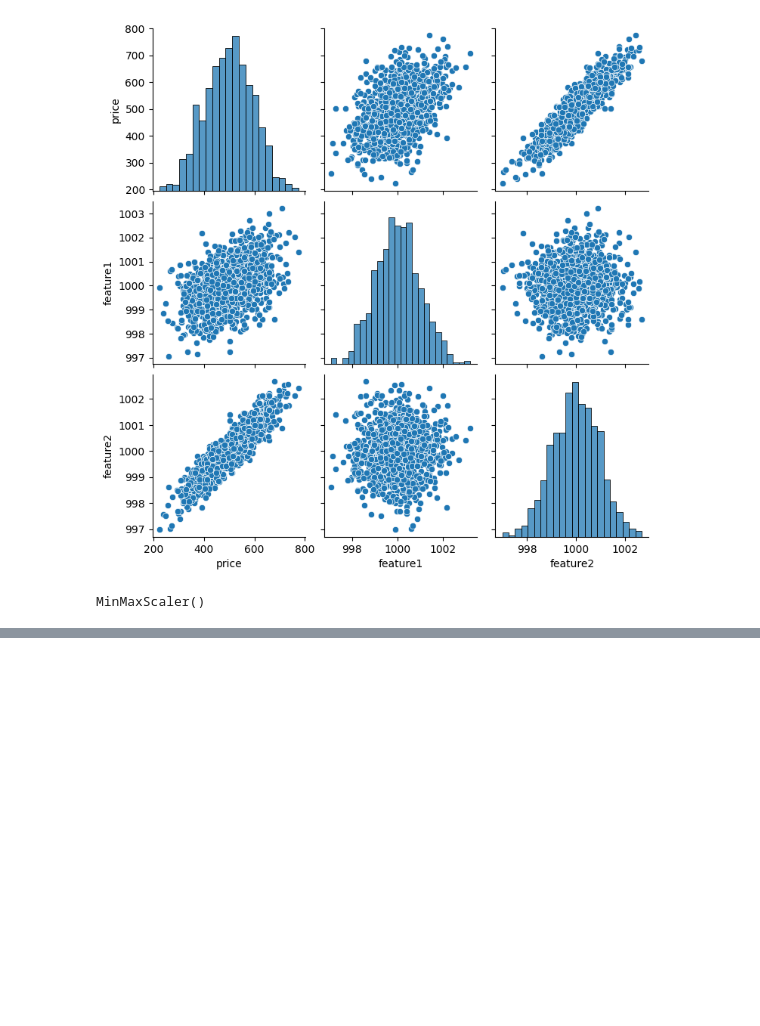
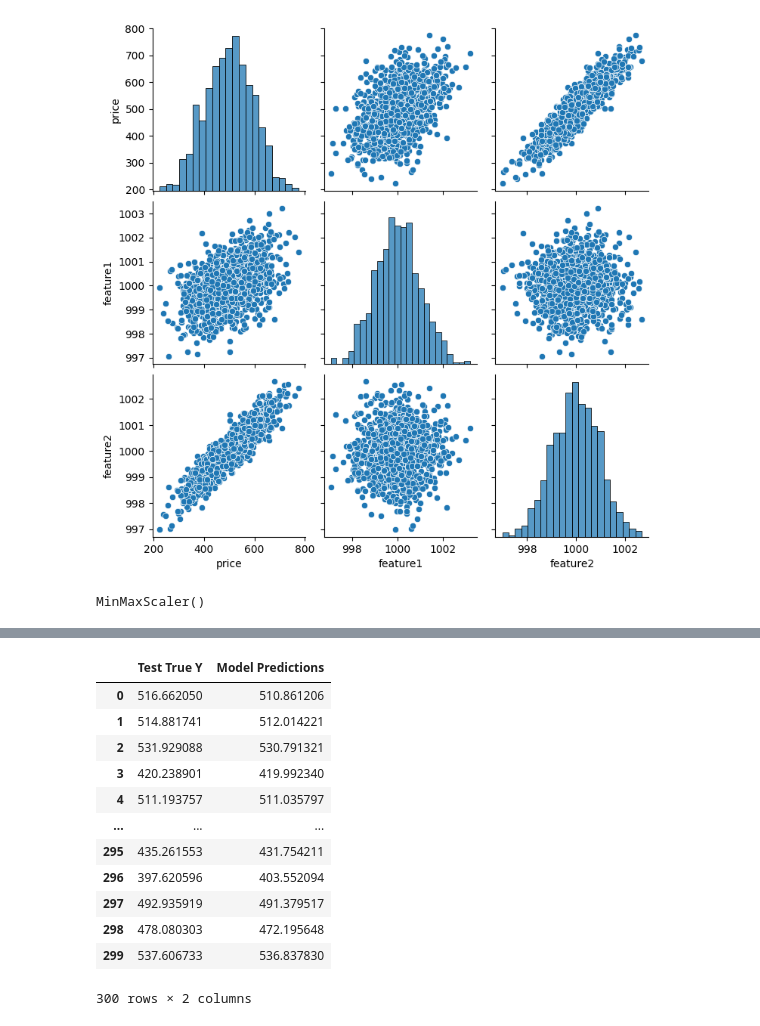
Before and after one commit to higorcamelo/tensor-keras-curso, a Jupyter notebook: keras.ipynb, the cells around one changed output, grey strips where cells are left out. Cells and saved outputs as stored; diff of their text form; code cells hidden in the pictures; blank space fills up the shorter version.

```diff
--- a/keras.ipynb
+++ b/keras.ipynb
@@ -25,0 +69,16 @@ X_test = scaler.transform(X_test)
+# %%
+pred_df
+# %% [output]
+|  | Test True Y | Model Predictions |
+| 0 | 516.662050 | 510.861206 |
+| 1 | 514.881741 | 512.014221 |
+| 2 | 531.929088 | 530.791321 |
+| 3 | 420.238901 | 419.992340 |
+| 4 | 511.193757 | 511.035797 |
+| ... | ... | ... |
+| 295 | 435.261553 | 431.754211 |
+| 296 | 397.620596 | 403.552094 |
+| 297 | 492.935919 | 491.379517 |
+| 298 | 478.080303 | 472.195648 |
+| 299 | 537.606733 | 536.837830 |
+300 rows × 2 columns
```
Also changed, not shown: parts of 12 cells of this notebook, 1 other file.
